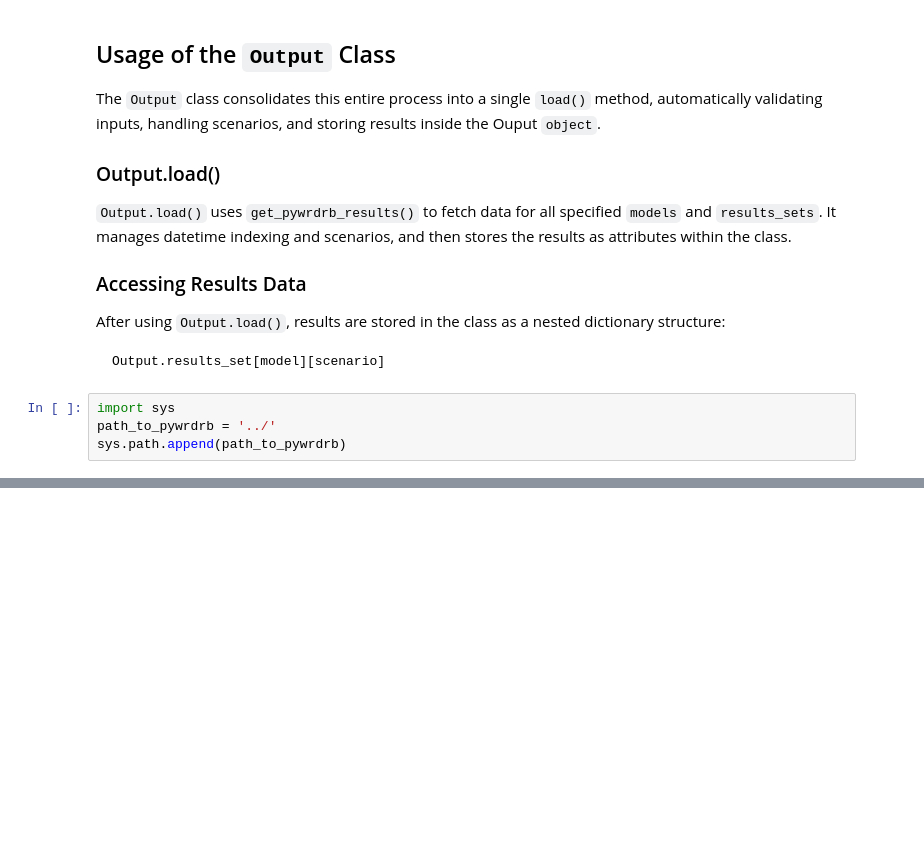
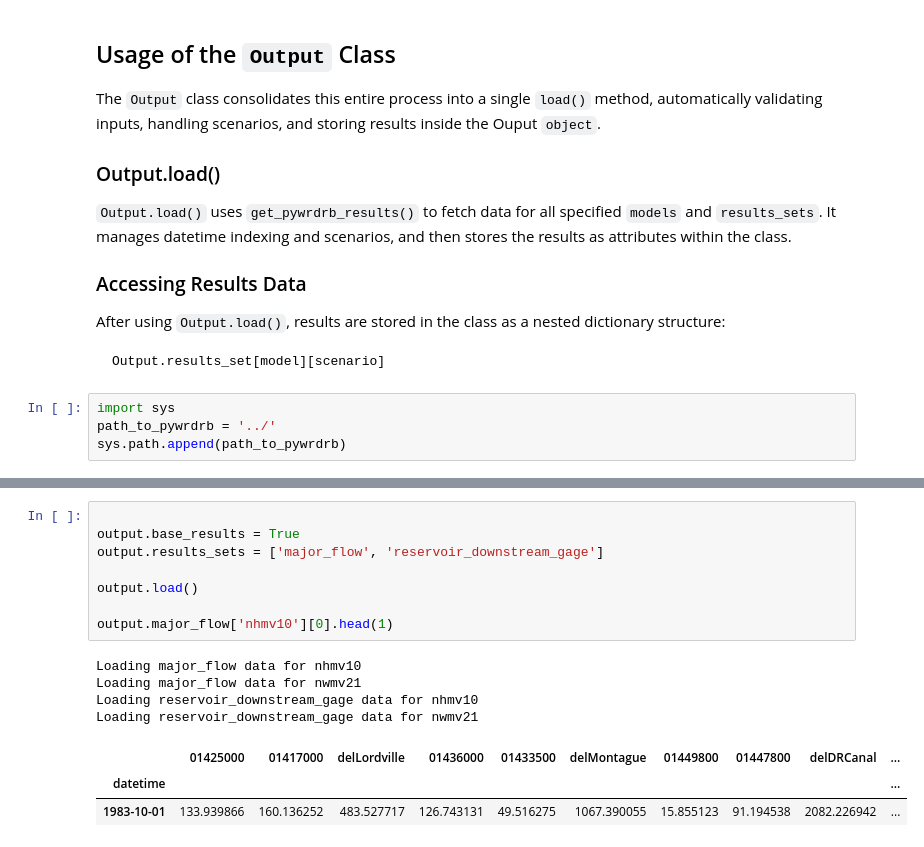
Before and after one commit to Pywr-DRB/Pywr-DRB, a Jupyter notebook: notebooks/Tutorial Output Data.ipynb, the cells around one changed output, grey strips where cells are left out. Drawn from its saved outputs; the diff is of its cells as text; blank space fills up the shorter version.

```diff
--- a/notebooks/Tutorial Output Data.ipynb
+++ b/notebooks/Tutorial Output Data.ipynb
@@ -66,0 +86,16 @@ Loading results_set res_release data for nwmv21
+# %%
+
+output.base_results = True
+output.results_sets = ['major_flow', 'reservoir_downstream_gage']
+
+output.load()
+
+output.major_flow['nhmv10'][0].head(1)
+# %% [output]
+Loading major_flow data for nhmv10
+Loading major_flow data for nwmv21
+Loading reservoir_downstream_gage data for nhmv10
+Loading reservoir_downstream_gage data for nwmv21
+|  | 01425000 | 01417000 | delLordville | 01436000 | 01433500 | delMontague | 01449800 | 01447800 | delDRCanal | ... |
+| datetime |  |  |  |  |  |  |  |  |  | ... |
+| 1983-10-01 | 133.939866 | 160.136252 | 483.527717 | 126.743131 | 49.516275 | 1067.390055 | 15.855123 | 91.194538 | 2082.226942 | ... |
```
Also changed, not shown: parts of 5 cells of this notebook, 4 other files.
